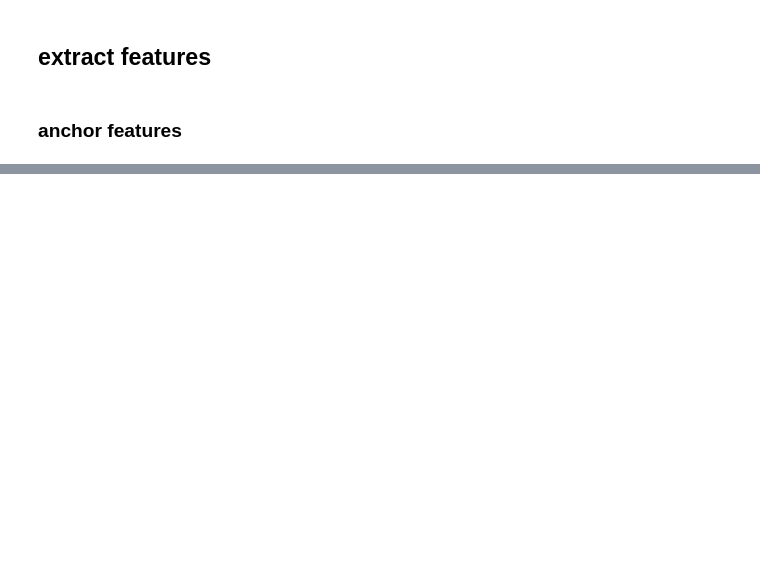
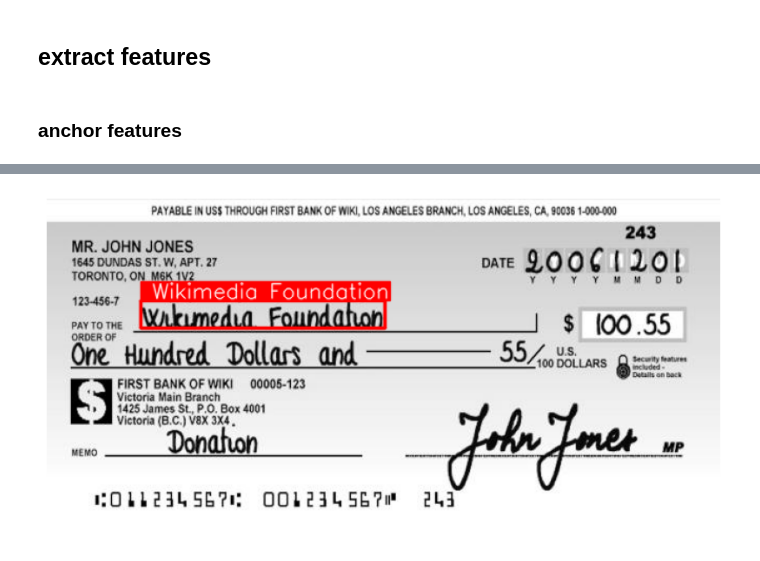
Before and after one commit to ajkdrag/ocrtoolkit, a Jupyter notebook: notebooks/prepping_ds_for_clf.ipynb, the cells around one changed output, grey strips where cells are left out. Saved outputs shown, nothing was run; the diff lists cells and outputs as text; code cells hidden in the pictures; blank space fills up the shorter version.

```diff
--- a/notebooks/prepping_ds_for_clf.ipynb
+++ b/notebooks/prepping_ds_for_clf.ipynb
@@ -148,0 +141,5 @@ Reloading 'chequeparser.wrappers.bbox'.
+# %%
+l_gcv_dets = []
+for res in tqdm(detect(gcv_model, all_ds, stream=True),
+              total=len(all_ds)):
+    l_gcv_dets.append(res)
@@ -231,0 +247,15 @@ save_dets(l_bkp2_anchor_dets, f_bkp2_anchor_dets_sav)
+# %%
+l_high_conf_payee_rois = [payee_roi_dets.filter_by_conf(0.89).filter_by_labels(labels=["payee"],
+                                                                              only_max_conf=True,
+                                                                              split=False)
+                         for payee_roi_dets in l_payee_roi_dets]
+# %%
+l_words_inside_h_c_p_rois = [
+    words_dets.filter_by_bbox(dets.bboxes[0]).sort_bboxes_lr().group_bboxes() if len(dets) > 0
+    else words_dets.empty()
+    for words_dets, dets in zip(l_gcv_dets, l_high_conf_payee_rois)
+]
+# %%
+l_words_inside_h_c_p_rois[99].draw(all_ds, show_text=True)
+# %% [output]
+[figure, added]
```
Also changed, not shown: parts of 31 cells of this notebook, 8 other files.
